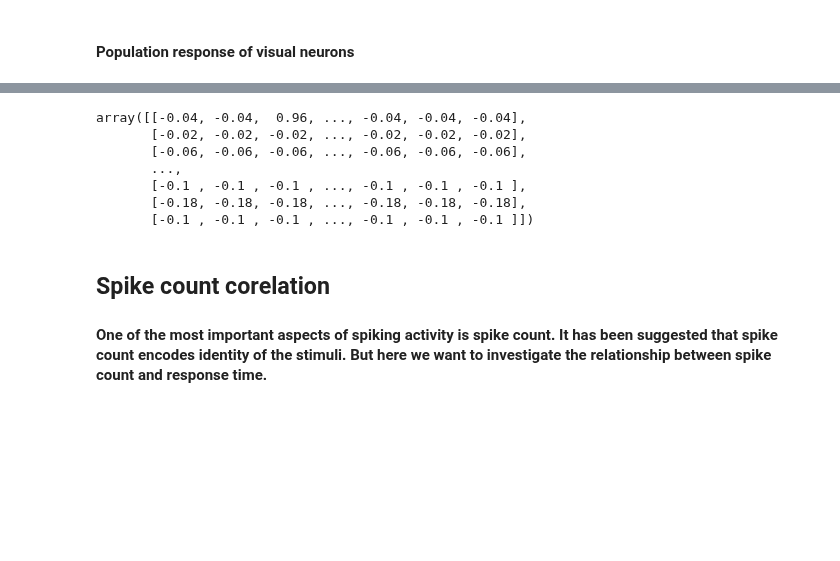
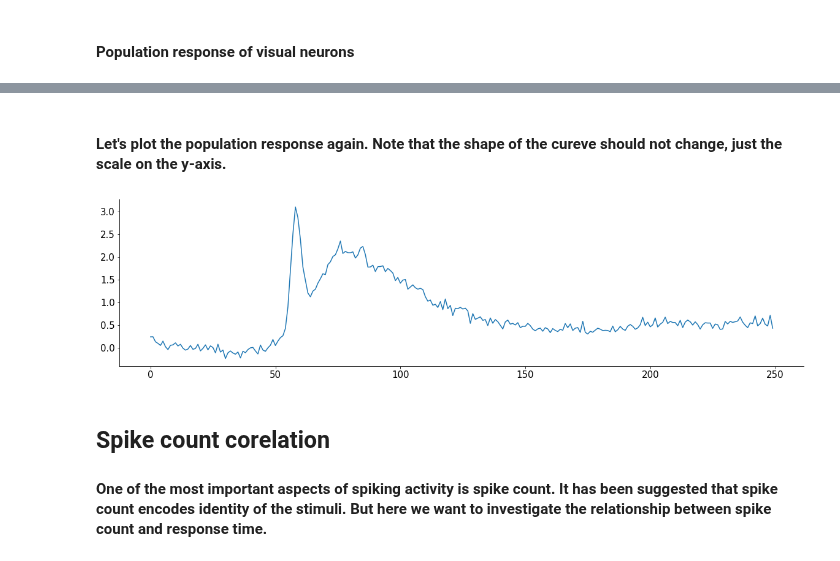
Before and after one commit to MiladQolami/Neural-Data-Analysis, a Jupyter notebook: SpikingVariablity/SpikingVariablity.ipynb, the cells around one changed output, grey strips where cells are left out. Cells and saved outputs as stored; diff of their text form; code cells hidden in the pictures; blank space fills up the shorter version.

```diff
--- a/SpikingVariablity/SpikingVariablity.ipynb
+++ b/SpikingVariablity/SpikingVariablity.ipynb
@@ -143,13 +150,15 @@ plt.show()
 # %%
-spikes_vis[2,:,:] - np.mean(spikes_vis[2,:,0:50],1,keepdims=True)
+spikes_vis_base_sub = spikes_vis[:,:,:] - np.mean(spikes_vis[:,:,0:50],2,keepdims=True)    # Baseline subtracted data
-# %% [output]
-array([[-0.04, -0.04,  0.96, ..., -0.04, -0.04, -0.04],
-       [-0.02, -0.02, -0.02, ..., -0.02, -0.02, -0.02],
-       [-0.06, -0.06, -0.06, ..., -0.06, -0.06, -0.06],
-       ...,
-       [-0.1 , -0.1 , -0.1 , ..., -0.1 , -0.1 , -0.1 ],
-       [-0.18, -0.18, -0.18, ..., -0.18, -0.18, -0.18],
-       [-0.1 , -0.1 , -0.1 , ..., -0.1 , -0.1 , -0.1 ]])
+# %% [markdown]
+#### Let's plot the population response again. Note that the shape of the cureve should not change, just the scale on the y-axis.
+# %%
+average_resp_vis = np.mean(np.mean(spikes_vis_base_sub,0),0) * 100
+
+fig,ax = plt.subplots()
+ax.plot(time_bins,average_resp_vis)
+plt.show()
+# %% [output]
+[figure, added]
 # %% [markdown]
 ## Spike count corelation
 #### One of the most important aspects of spiking activity is spike count. It has been suggested that spike count encodes identity of the stimuli. But here we want to investigate the relationship between spike count and response time.
```
Also changed, not shown: parts of 4 cells of this notebook.
